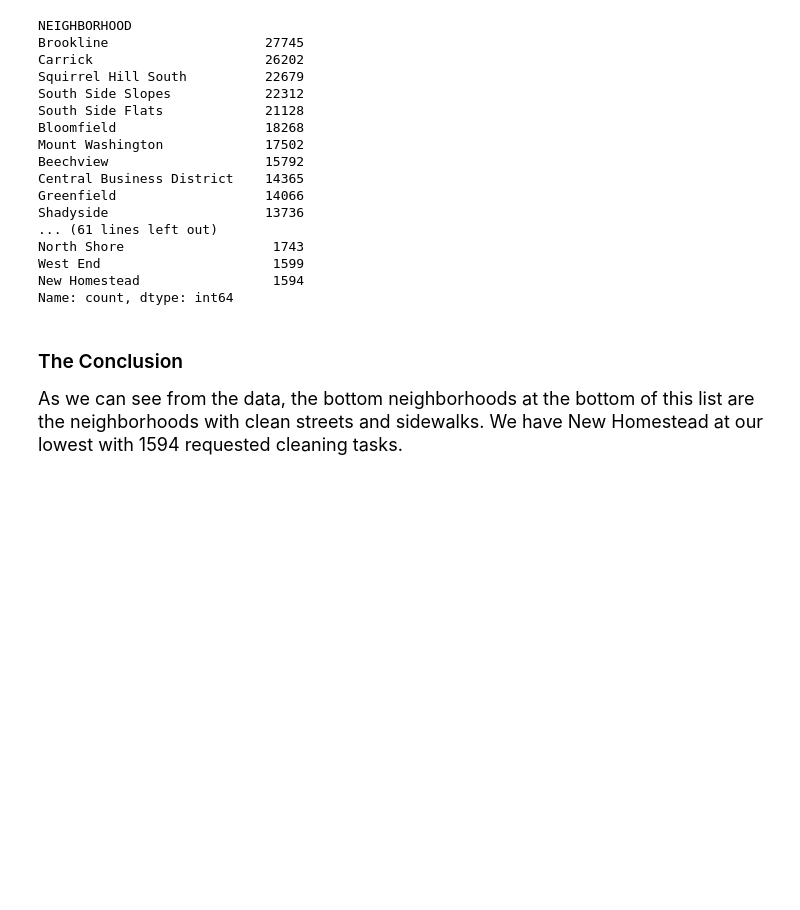
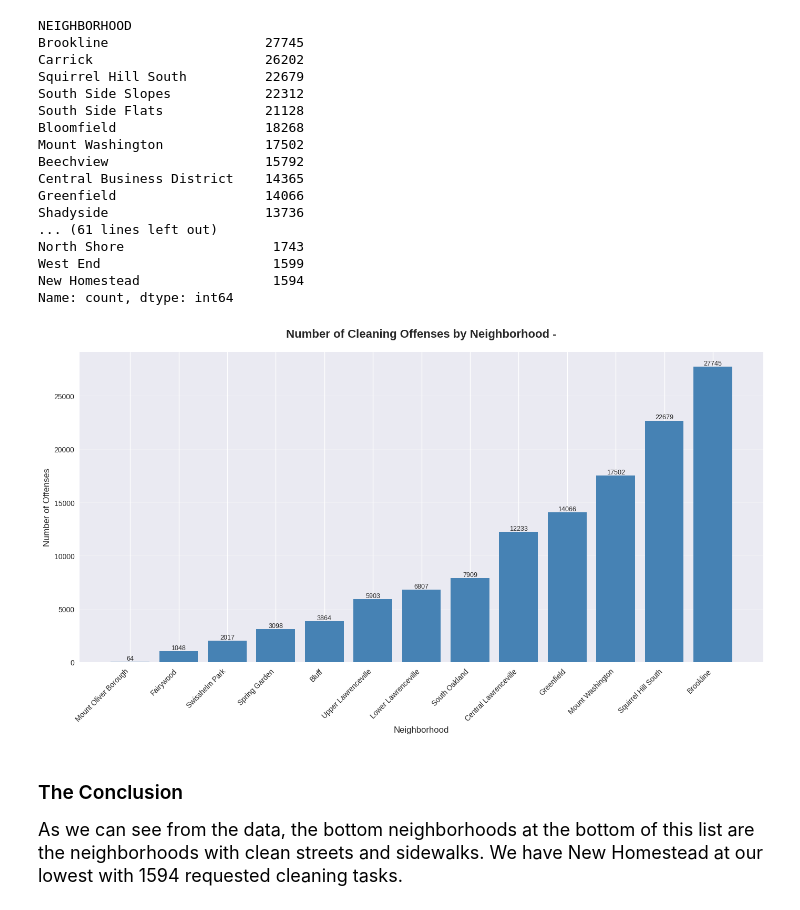
Before and after one commit to MasonKaing/best-neighborhood, a Jupyter notebook: BestNeighborhood.ipynb, the cells around one changed output. Drawn from its saved outputs; the diff is of its cells as text; code cells hidden in the pictures; blank space fills up the shorter version.

```diff
--- a/BestNeighborhood.ipynb
+++ b/BestNeighborhood.ipynb
@@ -47,6 +49,47 @@ North Shore                   1743
 West End                      1599
 New Homestead                 1594
 Name: count, dtype: int64
+# %%
+plt.style.use('seaborn-v0_8')
+
+data = {
+    'Neighborhood': [
+        'Mount Oliver Borough', 'Fairywood', 'Swisshelm Park', 'Spring Garden', 'Bluff', 'Upper Lawrenceville','Lower Lawrenceville', 'South Oakland', 'Central Lawrenceville',
+        'Greenfield', 'Mount Washington', 'Squirrel Hill South', 'Brookline'
+    ],
+    'Count': [64, 1048, 2017, 3098, 3864, 5903, 6807, 7909, 12233, 14066, 17502, 22679, 27745]
+}
+
+
+df = pd.DataFrame(data)
+
+df_sorted = df.sort_values('Count', ascending=True)
+
+plt.figure(figsize=(14, 8))
+
+bars = plt.bar(df_sorted['Neighborhood'], df_sorted['Count'],
+               color='steelblue')
+
+for bar in bars:
+    height = bar.get_height()
+    plt.text(bar.get_x() + bar.get_width()/2., height + 0.5,
+             f'{int(height)}', ha='center', va='bottom', fontsize=9)
+
+plt.title('Number of Cleaning Offenses by Neighborhood -', fontsize=16, fontweight='bold', pad=20)
+plt.xlabel('Neighborhood', fontsize=12)
+plt.ylabel('Number of Offenses', fontsize=12)
+
+plt.xticks(rotation=45, ha='right')
+
+
+plt.grid(axis='y', alpha=0.3)
+
+plt.tight_layout()
+
+
+plt.show()
+# %% [output]
+[figure, added]
 # %% [markdown]
 ### The Conclusion
 <font size="4">As we can see from the data, the bottom neighborhoods at the bottom of this list are the neighborhoods with clean streets and sidewalks. We have New Homestead at our lowest with 1594 requested cleaning tasks.</font>
```
Also changed, not shown: parts of 3 cells of this notebook.
